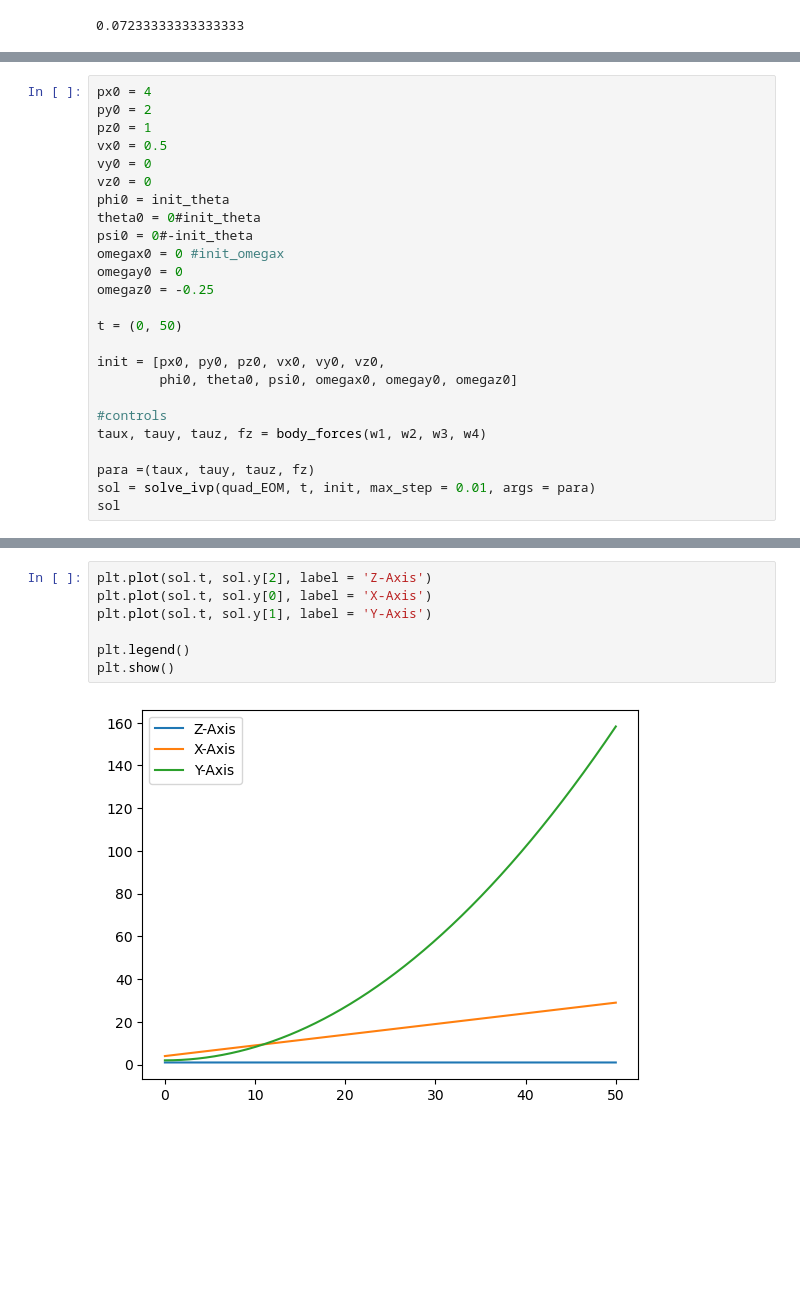
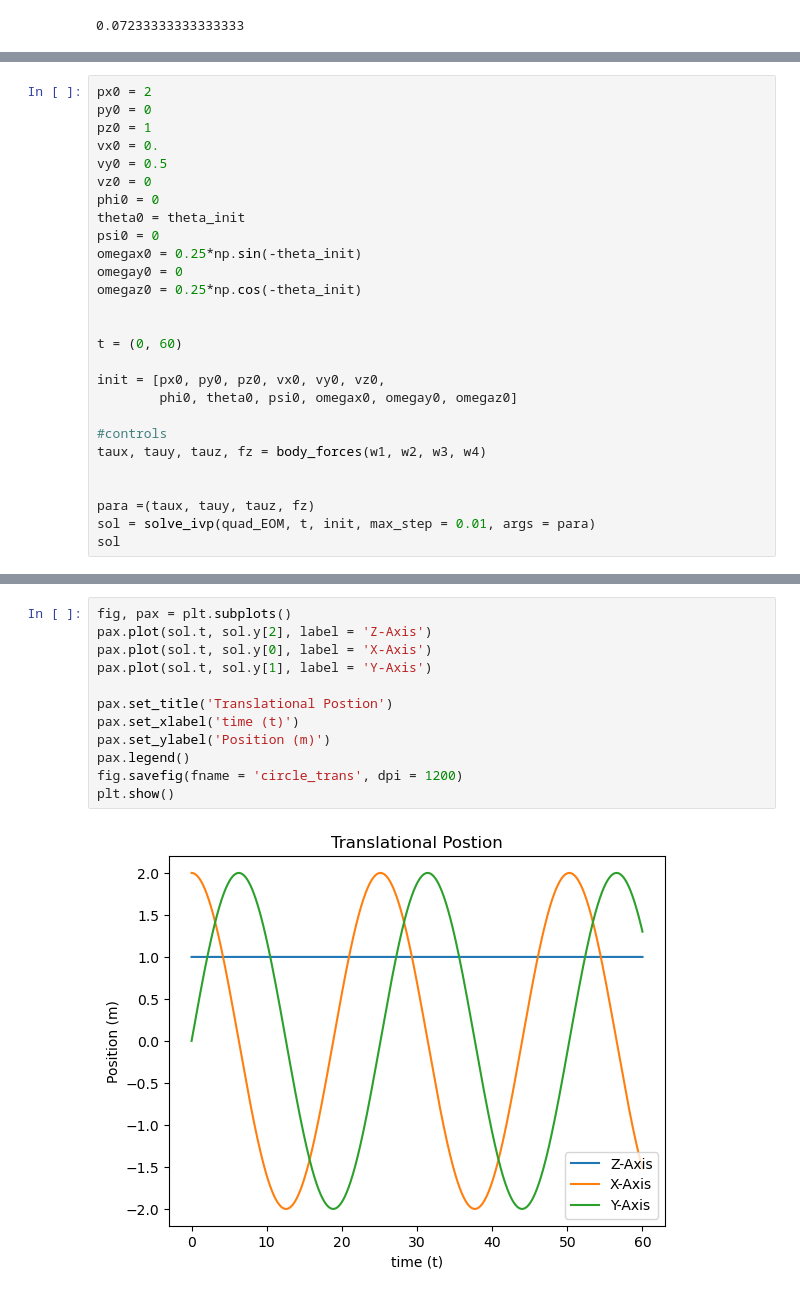
Before and after one commit to pranetp/AE352_life, a Jupyter notebook: Quad_Sim_Circle.ipynb, the cells around one changed output, grey strips where cells are left out. Saved outputs shown, nothing was run; the diff lists cells and outputs as text; blank space fills up the shorter version.

```diff
--- a/Quad_Sim_Circle.ipynb
+++ b/Quad_Sim_Circle.ipynb
@@ -140,18 +137,19 @@ fr*np.sin(-init_theta)
 # %%
-px0 = 4
-py0 = 2
+px0 = 2
+py0 = 0
 pz0 = 1
-vx0 = 0.5
-vy0 = 0
+vx0 = 0.
+vy0 = 0.5
 vz0 = 0
-phi0 = init_theta
-theta0 = 0#init_theta
-psi0 = 0#-init_theta
-omegax0 = 0 #init_omegax
+phi0 = 0
+theta0 = theta_init
+psi0 = 0
+omegax0 = 0.25*np.sin(-theta_init)
 omegay0 = 0
-omegaz0 = -0.25
+omegaz0 = 0.25*np.cos(-theta_init)
 
-t = (0, 50)
+
+t = (0, 60)
 
 init = [px0, py0, pz0, vx0, vy0, vz0,
         phi0, theta0, psi0, omegax0, omegay0, omegaz0]
@@ -159,6 +157,7 @@ init = [px0, py0, pz0, vx0, vy0, vz0,
 #controls
 taux, tauy, tauz, fz = body_forces(w1, w2, w3, w4)
 
+
 para =(taux, tauy, tauz, fz)
 sol = solve_ivp(quad_EOM, t, init, max_step = 0.01, args = para)
 sol
@@ -181,9 +195,14 @@ sol
 # %%
-plt.plot(sol.t, sol.y[2], label = 'Z-Axis')
-plt.plot(sol.t, sol.y[0], label = 'X-Axis')
-plt.plot(sol.t, sol.y[1], label = 'Y-Axis')
+fig, pax = plt.subplots()
+pax.plot(sol.t, sol.y[2], label = 'Z-Axis')
+pax.plot(sol.t, sol.y[0], label = 'X-Axis')
+pax.plot(sol.t, sol.y[1], label = 'Y-Axis')
 
-plt.legend()
+pax.set_title('Translational Postion')
+pax.set_xlabel('time (t)')
+pax.set_ylabel('Position (m)')
+pax.legend()
+fig.savefig(fname = 'circle_trans', dpi = 1200)
 plt.show()
 # %% [output]
-[figure, old version]
+[figure, new version]
```
Also changed, not shown: parts of 17 cells of this notebook, 2 other files.
